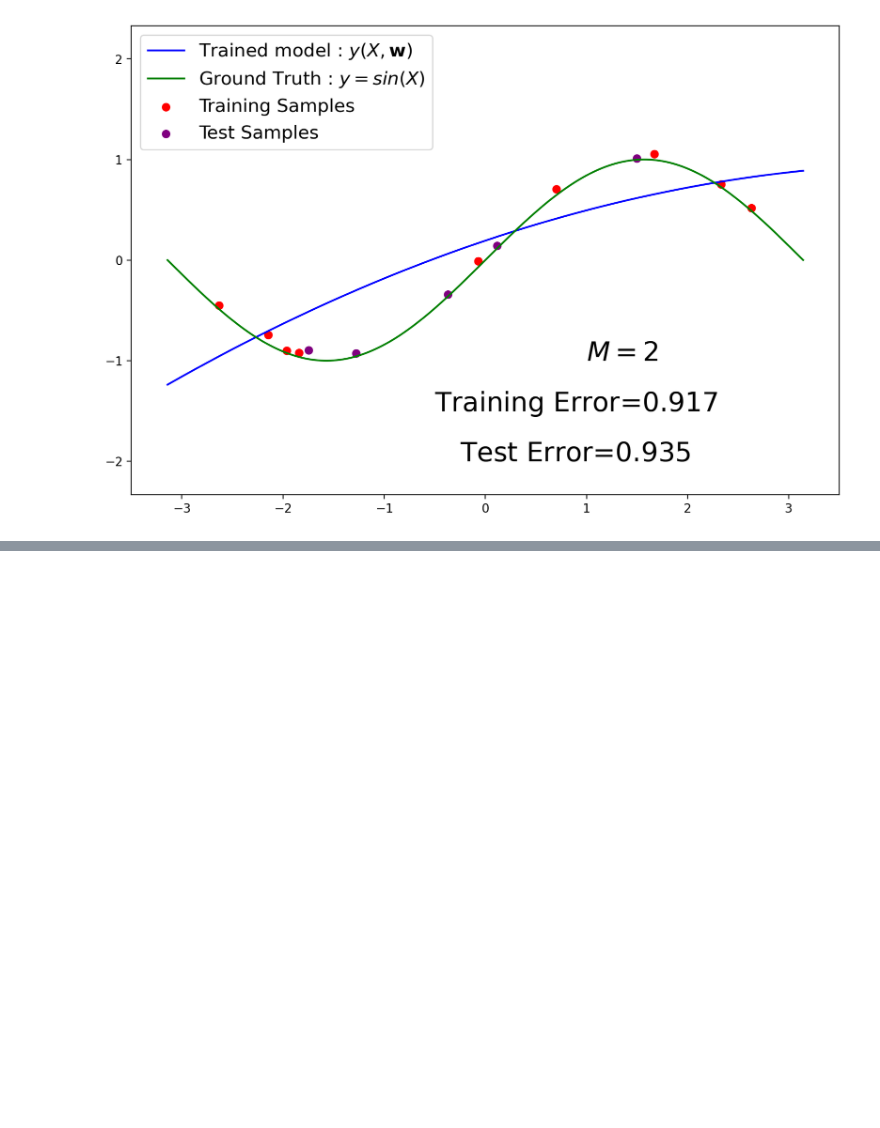
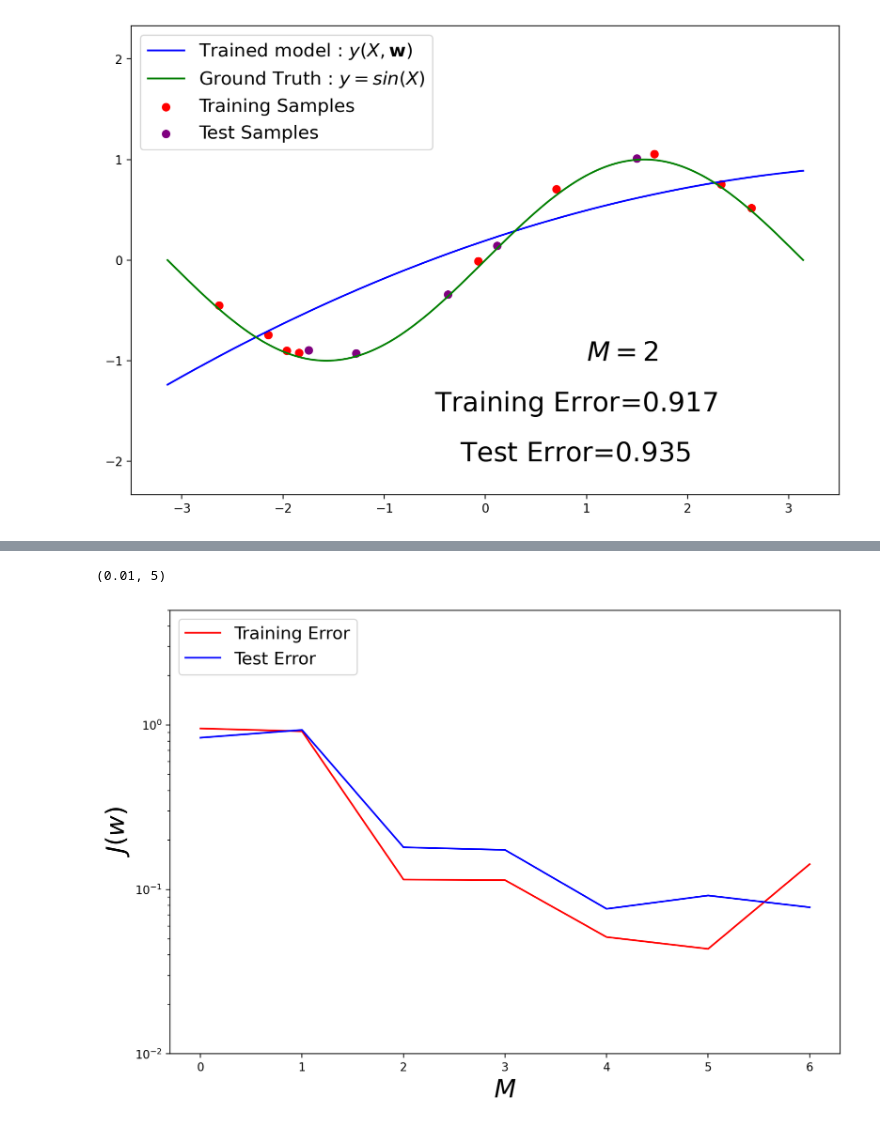
Before and after one commit to Sai99897/ridge-regression-with-regularisation, a Jupyter notebook: Regularization.ipynb, the cells around one changed output, grey strips where cells are left out. Drawn from its saved outputs; the diff is of its cells as text; code cells hidden in the pictures; blank space fills up the shorter version.

```diff
--- a/Regularization.ipynb
+++ b/Regularization.ipynb
@@ -60,0 +95,14 @@ plt.legend(loc="upper left", fontsize=15)
+# %%
+x_m = [i for i in range(len(errors_train))]
+
+plt.figure(figsize=(16*scale_factor,10.667*scale_factor))
+plt.plot(x_m, errors_train, c='red', label='Training Error')
+plt.plot(x_m, errors_test, c='blue', label='Test Error')
+plt.legend(loc="upper left", fontsize=15)
+plt.yscale('log')
+plt.xlabel('$M$', fontsize=22)
+plt.ylabel('$J(w)$', fontsize=22)
+plt.ylim(0.01,5)
+# %% [output]
+(0.01, 5)
+[figure, added]
```
Also changed, not shown: parts of 4 cells of this notebook.
